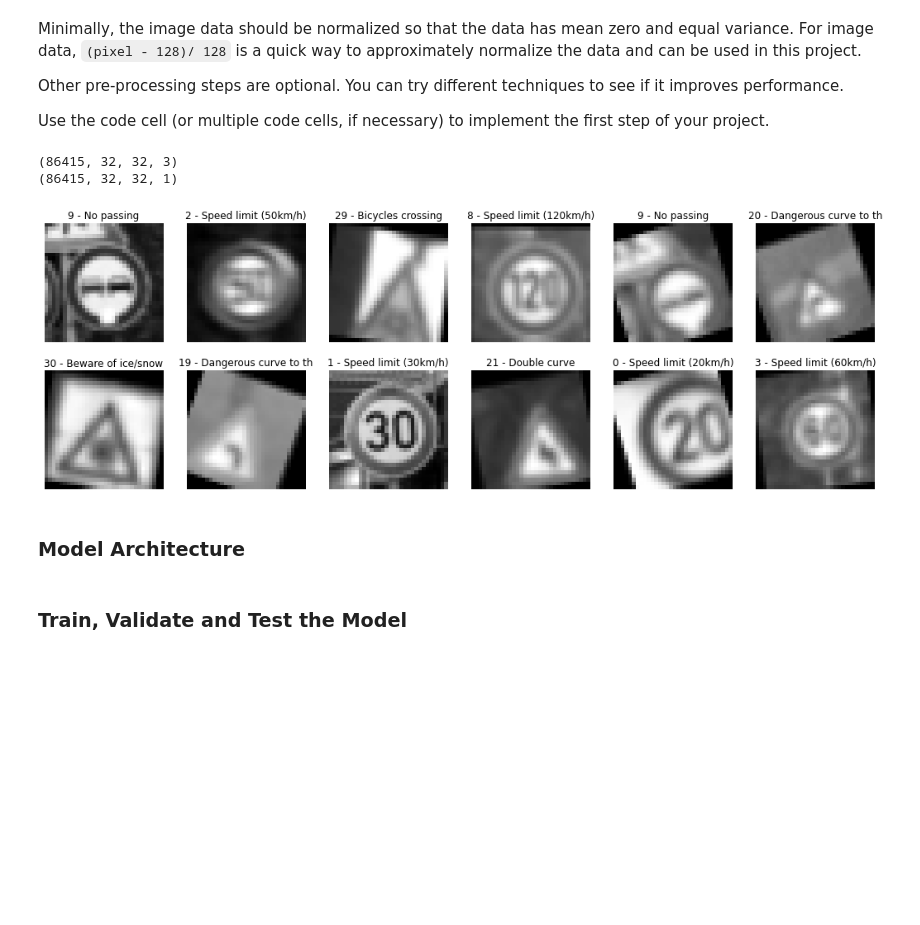
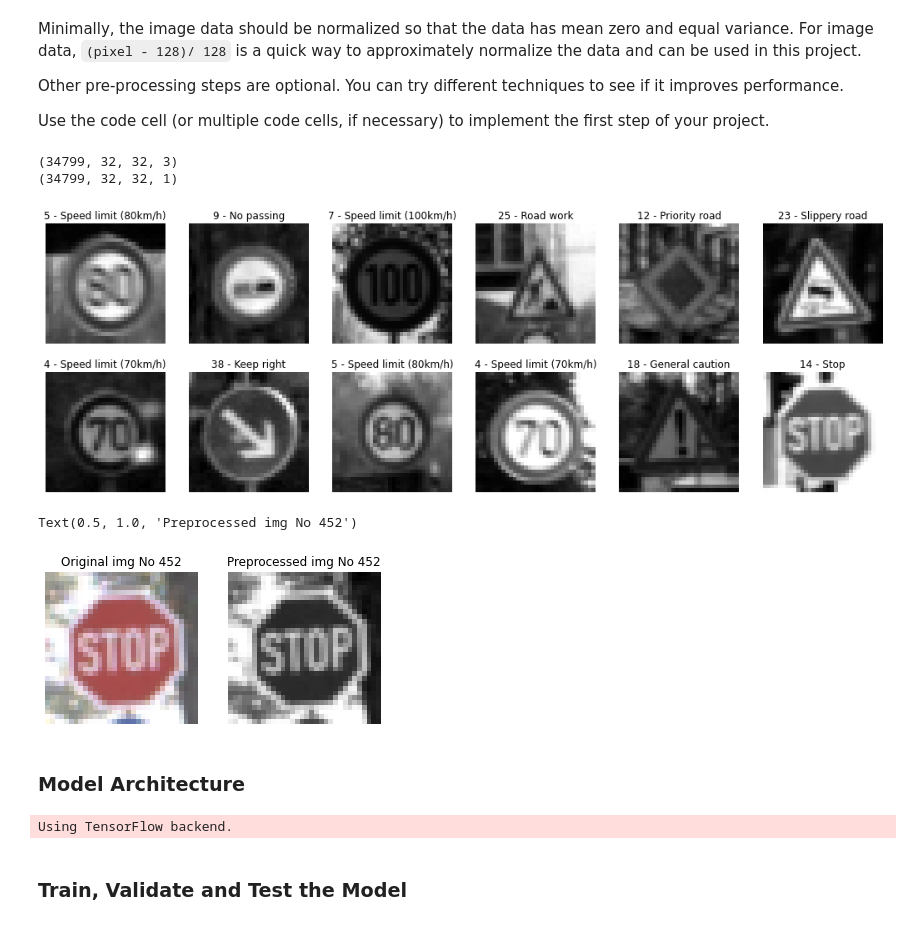
Before and after one commit to chrMenzel/CarND-Traffic-Sign-Classifier-Project-master, a Jupyter notebook: CarND-Traffic-Sign-Classifier-Project-master/Traffic_Sign_Classifier.ipynb, the cells around one changed output. Saved outputs shown, nothing was run; the diff lists cells and outputs as text; code cells hidden in the pictures; blank space fills up the shorter version.

```diff
--- a/CarND-Traffic-Sign-Classifier-Project-master/Traffic_Sign_Classifier.ipynb
+++ b/CarND-Traffic-Sign-Classifier-Project-master/Traffic_Sign_Classifier.ipynb
@@ -225,8 +225,11 @@ plot_Bar()
 # %%
 """
 In the graph above we can see that many sign-ids have very low examples compared to the others.
-So I think it is useful to increase number of each sign up to the sign with the highest count.
+So I thought it is useful to increase number of each sign up to the sign with the highest count.
 Randomly the new images are rotated oder moved in x and/or y direction.
+
+But i saw no chance to get better results, they were even worse. So I decided to comment
+out the call of this function.
 """
 
 def increase_dataset(x, y):
@@ -291,10 +294,12 @@ def increase_dataset(x, y):
 
     return increasedSigns, increasedLabels
 
+# Not used because that made the validation accuracy worse
 
-x_increased, y_increased = increase_dataset(X_train, y_train)
-X_train = np.concatenate((X_train, x_increased))
-y_train = np.concatenate((y_train, y_increased))
+#x_increased, y_increased = increase_dataset(X_train, y_train)
+#X_train = np.concatenate((X_train, x_increased))
+#y_train = np.concatenate((y_train, y_increased))
+#plot_Bar('Training Data: Count of each sign after augmentation')
 # %% [markdown]
 ----
 
@@ -355,9 +360,26 @@ print(train_preProcessed.shape)
 
 show_12_random_trafficSigns(train_preProcessed, y_train, isGrayScaled=True)
 # %% [output]
-(86415, 32, 32, 3)
-(86415, 32, 32, 1)
+(34799, 32, 32, 3)
+(34799, 32, 32, 1)
-[figure, old version]
+[figure, new version]
+# %%
+# Comparing of images
+
+index = 452
+fig, axs = plt.subplots(1, 2, figsize=(6, 3))
+axs = axs.ravel()
+
+axs[0].imshow(X_train[index])
+axs[0].axis('off')
+axs[0].set_title("Original img No " + str(index))
+
+axs[1].imshow(train_preProcessed[index][:,:,0], cmap='gray',interpolation='none')
+axs[1].axis('off')
+axs[1].set_title("Preprocessed img No " + str(index))
+# %% [output]
+Text(0.5, 1.0, 'Preprocessed img No 452')
+[figure, added]
 # %% [markdown]
 ### Model Architecture
 # %%
@@ -440,10 +465,13 @@ def LeNet(x):
     return logits
 # %%
 
-def LeNet_modified(x):
+import keras
+from keras.layers import Flatten
+
+def LeNet_new(x):
     # Arguments used for tf.truncated_normal, randomly defines variables for the weights and biases for each layer
     mu = 0.0    # 0
-    sigma = 0.085  # 0.1
+    sigma = 0.0075  # 0.1
 
     # Layer 1: Convolutional. Input = 32x32x1. Output = 28x28x6.
     conv1_W = tf.Variable(tf.truncated_normal(shape=(5, 5, 1, 6), mean = mu, stddev = sigma))
@@ -468,8 +496,8 @@ def LeNet_modified(x):
     conv2 = tf.nn.max_pool(conv2, ksize=[1, 2, 2, 1], strides=[1, 2, 2, 1], padding='VALID')
 
     # Layer 2: Flatten. Input = 5x5x16. Output = 400.
-    fc0   = flatten(conv2)
-    fc0   = tf.nn.dropout(fc0, keep_prob)       # Added: Dropout-Layer
+    fc0   = Flatten() (conv2)
+    fc0   = tf.nn.dropout(fc0, rate = 1 - keep_prob)       # Added: Dropout-Layer
 
     # Layer 3: Fully Connected. Input = 400. Output = 120.
     fc1_W = tf.Variable(tf.truncated_normal(shape=(400, 120), mean = mu, stddev = sigma))
@@ -478,7 +506,7 @@ def LeNet_modified(x):
 
     # Layer 3: Activation.
     fc1    = tf.nn.relu(fc1)
-    fc1    = tf.nn.dropout(fc1, keep_prob)      # Added: Dropout-Layer
+    fc1    = tf.nn.dropout(fc1, rate = 1 - keep_prob)      # Added: Dropout-Layer
 
 
     # Layer 4: Fully Connected. Input = 120. Output = 84.
@@ -488,7 +516,7 @@ def LeNet_modified(x):
 
     # Layer 4: Activation.
     fc2    = tf.nn.relu(fc2)
-    fc2    = tf.nn.dropout(fc2, keep_prob)      # Added: Dropout-Layer
+    fc2    = tf.nn.dropout(fc2, rate = 1 - keep_prob)      # Added: Dropout-Layer
 
 
     # Layer 5: Fully Connected. Input = 84. Output = 43.
@@ -499,6 +527,8 @@ def LeNet_modified(x):
     logits = tf.matmul(fc2, fc3_W) + fc3_b
 
     return logits
+# %% [output]
+Using TensorFlow backend.
 # %% [markdown]
 ### Train, Validate and Test the Model
 # %% [markdown]
```
Also changed, not shown: parts of 15 cells of this notebook, 14 other files.
